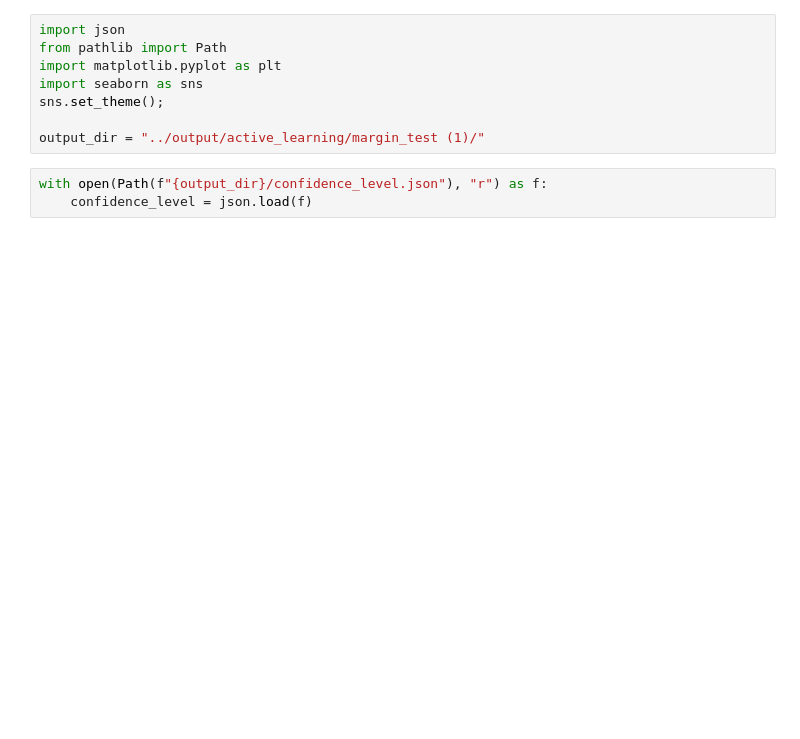
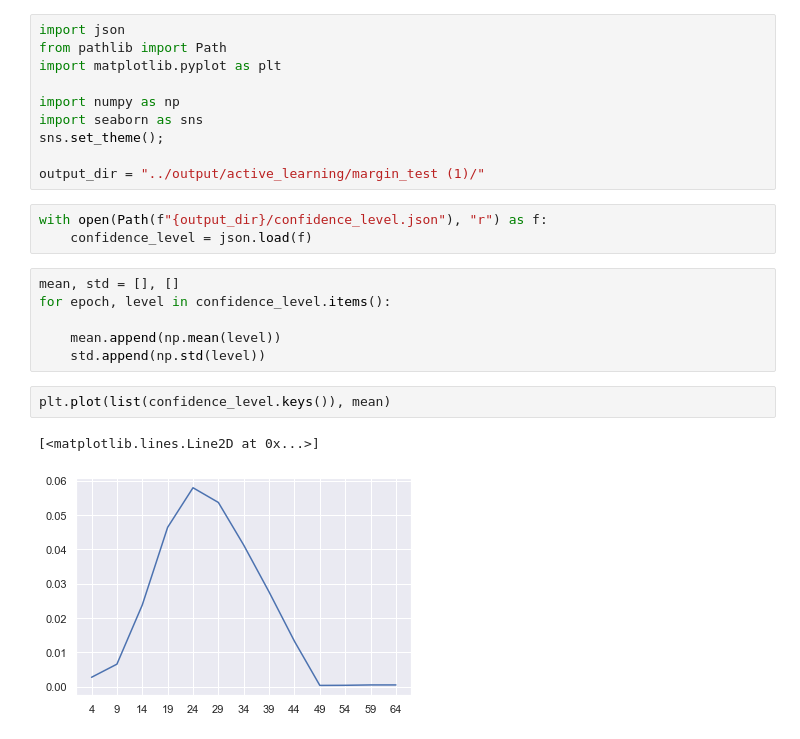
Before and after one commit to 1pha/BayesianActiveLearning, a Jupyter notebook: notebook/uncertainty_visualization.ipynb, the cells around one changed output. Saved outputs shown, nothing was run; the diff lists cells and outputs as text; blank space fills up the shorter version.

```diff
--- a/notebook/uncertainty_visualization.ipynb
+++ b/notebook/uncertainty_visualization.ipynb
@@ -2,6 +2,8 @@
 import json
 from pathlib import Path
 import matplotlib.pyplot as plt
+
+import numpy as np
 import seaborn as sns
 sns.set_theme();
 
@@ -9,6 +11,17 @@ output_dir = "../output/active_learning/margin_test (1)/"
 # %%
 with open(Path(f"{output_dir}/confidence_level.json"), "r") as f:
     confidence_level = json.load(f)
+# %%
+mean, std = [], []
+for epoch, level in confidence_level.items():
+
+    mean.append(np.mean(level))
+    std.append(np.std(level))
+# %%
+plt.plot(list(confidence_level.keys()), mean)
+# %% [output]
+[<matplotlib.lines.Line2D at 0x...>]
+[figure, added]
 # %%
 for epoch, level in confidence_level.items():
 
```
Also changed, not shown: parts of 1 cell of this notebook, 2 other files.
